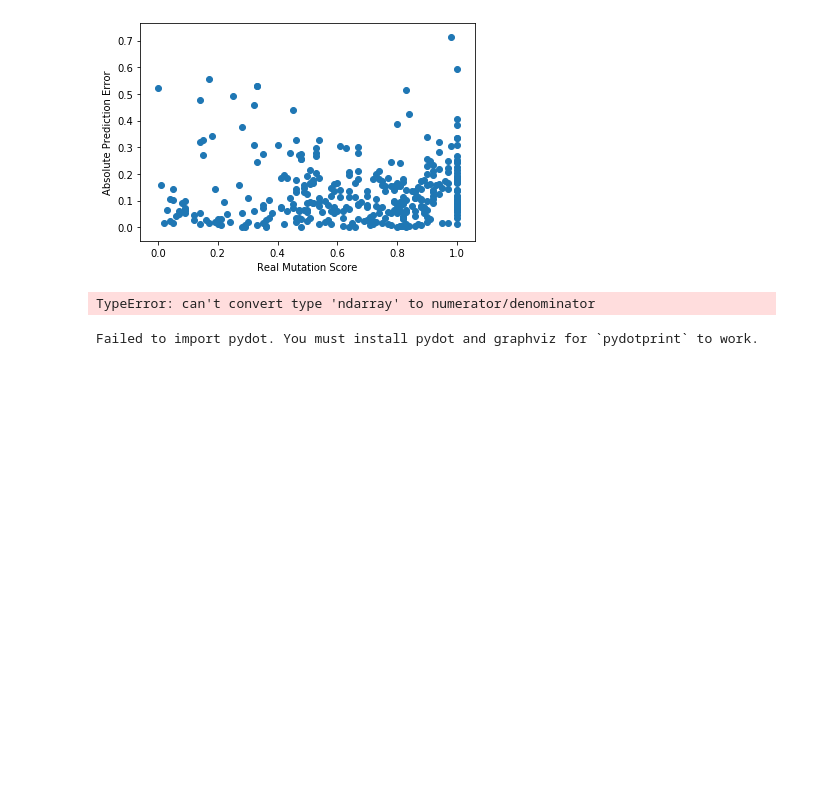
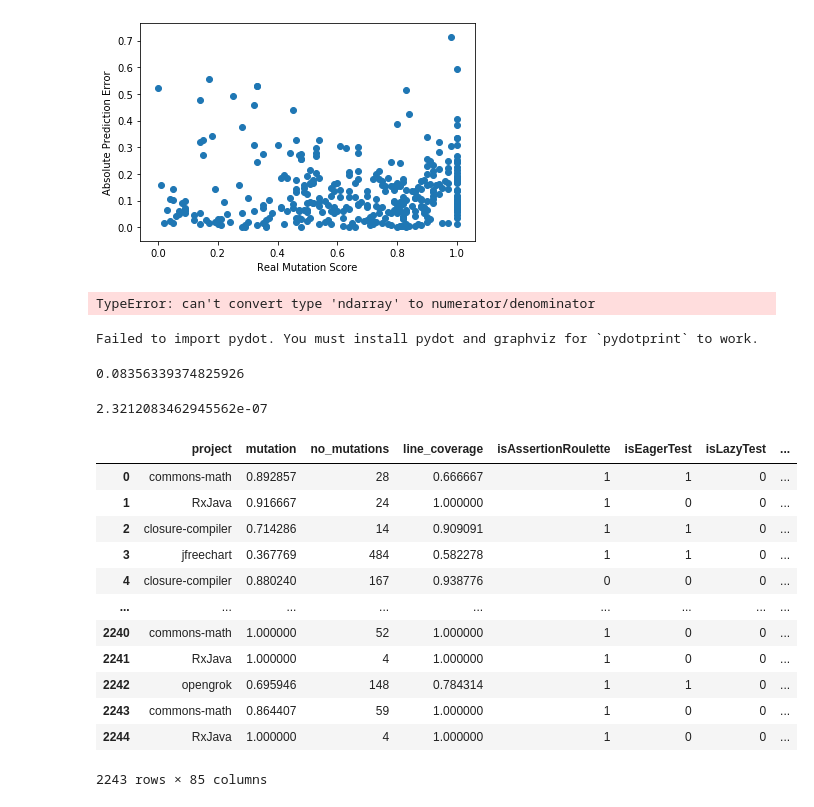
Before and after one commit to dormaayan/network-research, a Jupyter notebook: grid.ipynb, the cells around one changed output. Saved outputs shown, nothing was run; the diff lists cells and outputs as text; code cells hidden in the pictures; blank space fills up the shorter version.

```diff
--- a/grid.ipynb
+++ b/grid.ipynb
@@ -45,6 +45,19 @@ def load_frame():
     frame2 = pd.read_csv(CSV_MINER_PATH, sep=',')
     frame = pd.merge(frame1, frame2, on='TestClassName')
     frame = frame.drop(['project', 'module', 'path_test','test_name','path_src',
+                        'class_name','TestClassName','commit','Nº','Project'], axis=1)
+    frame = frame.sample(frac=1).reset_index(drop=True)
+    frame = frame.dropna()
+
+    return frame
+
+def load_frame_with_projects():
+    frame1 = pd.read_csv(CSV_PATH, sep=",")
+    frame1 = frame1.sample(frac=1).reset_index(drop=True)
+    frame1['TestClassName'] = frame1.apply(lambda row: label_rename(row), axis=1)
+    frame2 = pd.read_csv(CSV_MINER_PATH, sep=',')
+    frame = pd.merge(frame1, frame2, on='TestClassName')
+    frame = frame.drop(['module', 'path_test','test_name','path_src',
                         'class_name','TestClassName','commit','Nº','Project'], axis=1)
     frame = frame.sample(frac=1).reset_index(drop=True)
     frame = frame.dropna()
@@ -608,0 +640,26 @@ Failed to import pydot. You must install pydot and graphviz for `pydotprint` to
+# %%
+tau
+# %% [output]
+0.08356339374825926
+# %%
+p_value
+# %% [output]
+2.3212083462945562e-07
+# %%
+frame = load_frame_with_projects()
+#frame.map( {'jfreechart':0 , 'bmw':1, 'audi':2} )
+frame
+# %% [output]
+|  | project | mutation | no_mutations | line_coverage | isAssertionRoulette | isEagerTest | isLazyTest | ... |
+| 0 | commons-math | 0.892857 | 28 | 0.666667 | 1 | 1 | 0 | ... |
+| 1 | RxJava | 0.916667 | 24 | 1.000000 | 1 | 0 | 0 | ... |
+| 2 | closure-compiler | 0.714286 | 14 | 0.909091 | 1 | 1 | 0 | ... |
+| 3 | jfreechart | 0.367769 | 484 | 0.582278 | 1 | 1 | 0 | ... |
+| 4 | closure-compiler | 0.880240 | 167 | 0.938776 | 0 | 0 | 0 | ... |
+| ... | ... | ... | ... | ... | ... | ... | ... | ... |
+| 2240 | commons-math | 1.000000 | 52 | 1.000000 | 1 | 0 | 0 | ... |
+| 2241 | RxJava | 1.000000 | 4 | 1.000000 | 1 | 0 | 0 | ... |
+| 2242 | opengrok | 0.695946 | 148 | 0.784314 | 1 | 1 | 0 | ... |
+| 2243 | commons-math | 0.864407 | 59 | 1.000000 | 1 | 0 | 0 | ... |
+| 2244 | RxJava | 1.000000 | 4 | 1.000000 | 1 | 0 | 0 | ... |
+2243 rows × 85 columns
```
Also changed, not shown: parts of 5 cells of this notebook.
